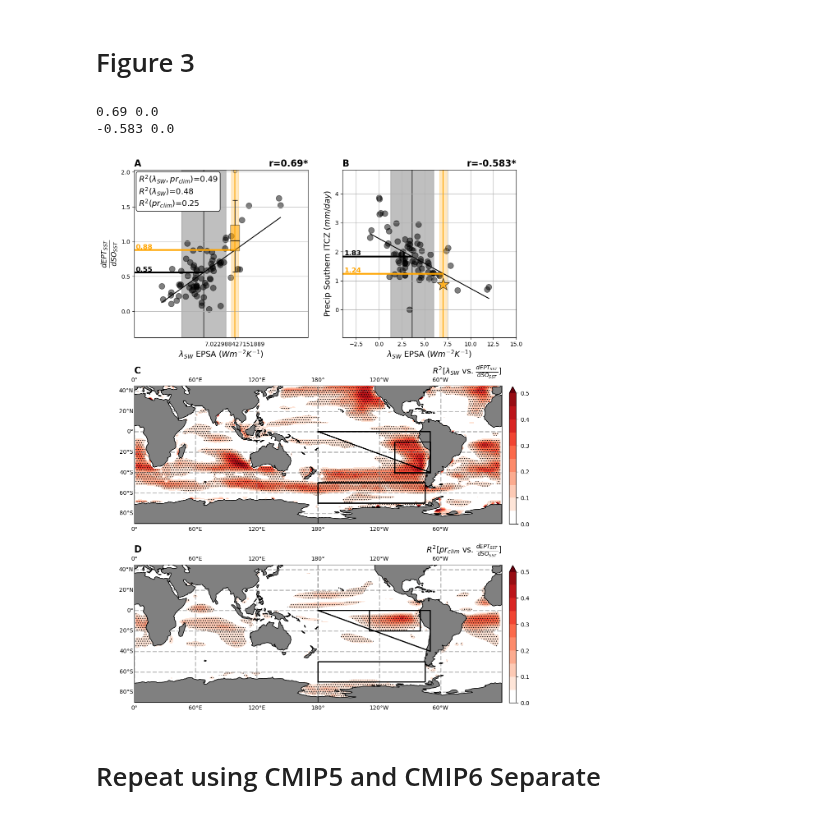
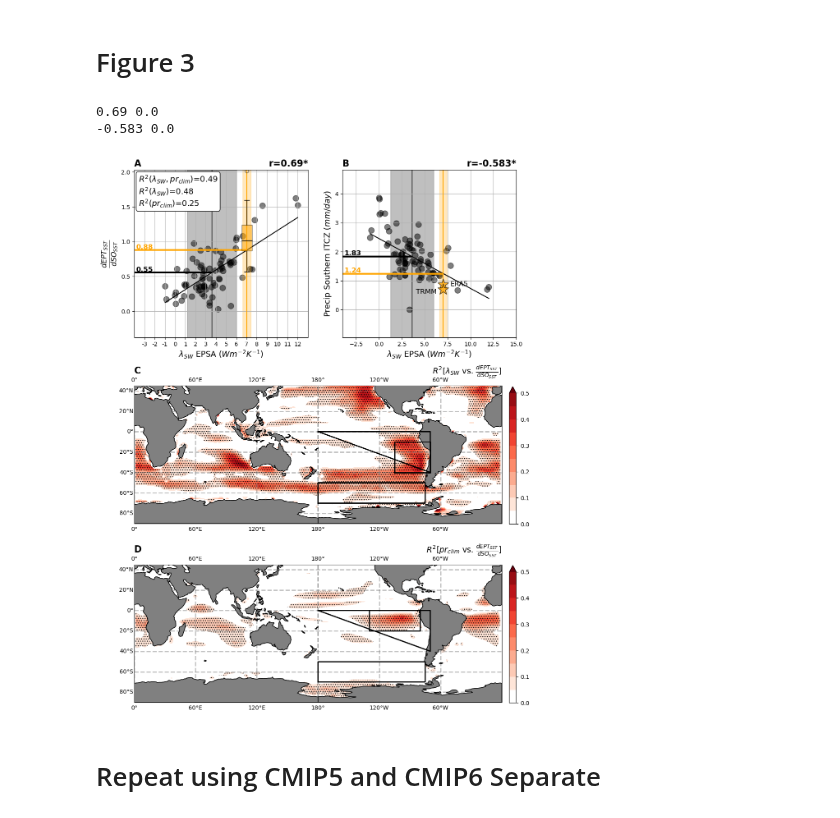
Before and after one commit to zacespinosa/SO-EP-teleconnection, a Jupyter notebook: Figure_Notebooks/Figure_3_swcf_coupling.ipynb, the cells around one changed output. Cells and saved outputs as stored; diff of their text form; code cells hidden in the pictures.

Commit message:
add TRMM to Figure 3

```diff
--- a/Figure_Notebooks/Figure_3_swcf_coupling.ipynb
+++ b/Figure_Notebooks/Figure_3_swcf_coupling.ipynb
@@ -410,8 +420,12 @@ for patch in bp['boxes']:
 ######## SWCF EPSA vs South ITCZ ############
 y, x = get_shared_models(cmip_precip_south_east_clim, swcf_cmip_epsa)
 create_panel_a(ax2, x.values, y.values, vline=obs_swcf)
-ax2.scatter(np.mean(obs_swcf), era5_precip_south_east_clim, s=500, zorder=100, alpha=0.75, marker='*', edgecolor="black", color="orange")
-# ax2.text(s="ERA5", x=np.mean(obs_swcf) + 0.75, y=era5_precip_south_east_clim, color="black", fontsize=12)
+ax2.scatter(np.mean(obs_swcf), era5_precip_south_east_clim, s=400, zorder=100, alpha=0.75, marker='*', edgecolor="black", color="orange")
+ax2.text(s="ERA5", x=np.mean(obs_swcf) + 0.75, y=era5_precip_south_east_clim-.05, color="black", fontsize=12)
+# TRMM precip
+TRMM = 0.69673252 # From notebook download_TRMM.ipynb
+ax2.scatter(np.mean(obs_swcf), TRMM, s=400, zorder=100, alpha=0.75, marker='*', edgecolor="black", color="orange")
+ax2.text(s="TRMM", x=np.mean(obs_swcf) - 3.00, y=TRMM-.15, color="black", fontsize=12)
 ax2.set_xlabel(r"$\lambda_{SW}$ EPSA ($Wm^{-2}K^{-1}$)", fontsize=fontsize)
 ax2.set_ylabel(r"Precip Southern ITCZ ($mm/day$)", fontsize=fontsize)
 ax2.set_title(r"B", loc="left", fontweight="bold", fontsize=title_fontsize)
@@ -429,34 +443,37 @@ img,cbar = _global_plot(
 )
 ax3.set_title(r"$R^2[\lambda_{SW}$ vs. $\frac{dEPT_{SST}}{dSO_{SST}}]$", loc="right", fontsize=fontsize)
 ax3.set_title(r"C", loc="left", fontweight="bold", fontsize=title_fontsize)
 #########################################################################
 
 ######## PRECIP vs dEPT/dSO ############
 img,cbar = _global_plot(
     ax4,
     data=r2_pr.values,
     pvalues=p_pr,
     lat=r2_pr.lat,
     lon=r2_pr.lon,
     levels=np.arange(0, 0.55, 0.05),
     cmap="Reds",
     itcz_box=True,
 )
 ax4.set_title(r"$R^2[pr_{clim}$ vs. $\frac{dEPT_{SST}}{dSO_{SST}}]$", loc="right", fontsize=fontsize)
 ax4.set_title(r"D", loc="left", fontweight="bold", fontsize=title_fontsize)
 pos = ax4.get_position()
 new_pos = [pos.x0, pos.y0 + .03, pos.width, pos.height]  # shift down, stretch up
 ax4.set_position(new_pos)
 pos_cbar = cbar.ax.get_position()
 new_pos_cbar = [pos_cbar.x0, pos_cbar.y0 + .03, pos_cbar.width, pos_cbar.height]
 cbar.ax.set_position(new_pos_cbar)
+ax1.set_xlim(-4, 13)
+ax1.set_xticks(np.arange(-3, 13, 1))  # ticks from 5 to 10, step of 1
+ax1.set_xticklabels(np.arange(-3, 13, 1))
 #########################################################################
 plt.savefig("/home/espinosa10/SO-EP-teleconnection/Manuscript_Figures/Main/Figure_3_revisions.png", dpi=300, bbox_inches="tight")
 plt.savefig("/home/espinosa10/SO-EP-teleconnection/Manuscript_Figures/Main/Figure_3_revisions.pdf", dpi=300, bbox_inches="tight")
 # %% [output]
 0.69 0.0
 -0.583 0.0
-[figure, old version]
+[figure, new version]
 # %% [markdown]
 # Repeat using CMIP5 and CMIP6 Separate
 # %% [markdown]
```
Also changed, not shown: parts of 2 cells of this notebook, 4 other files.
